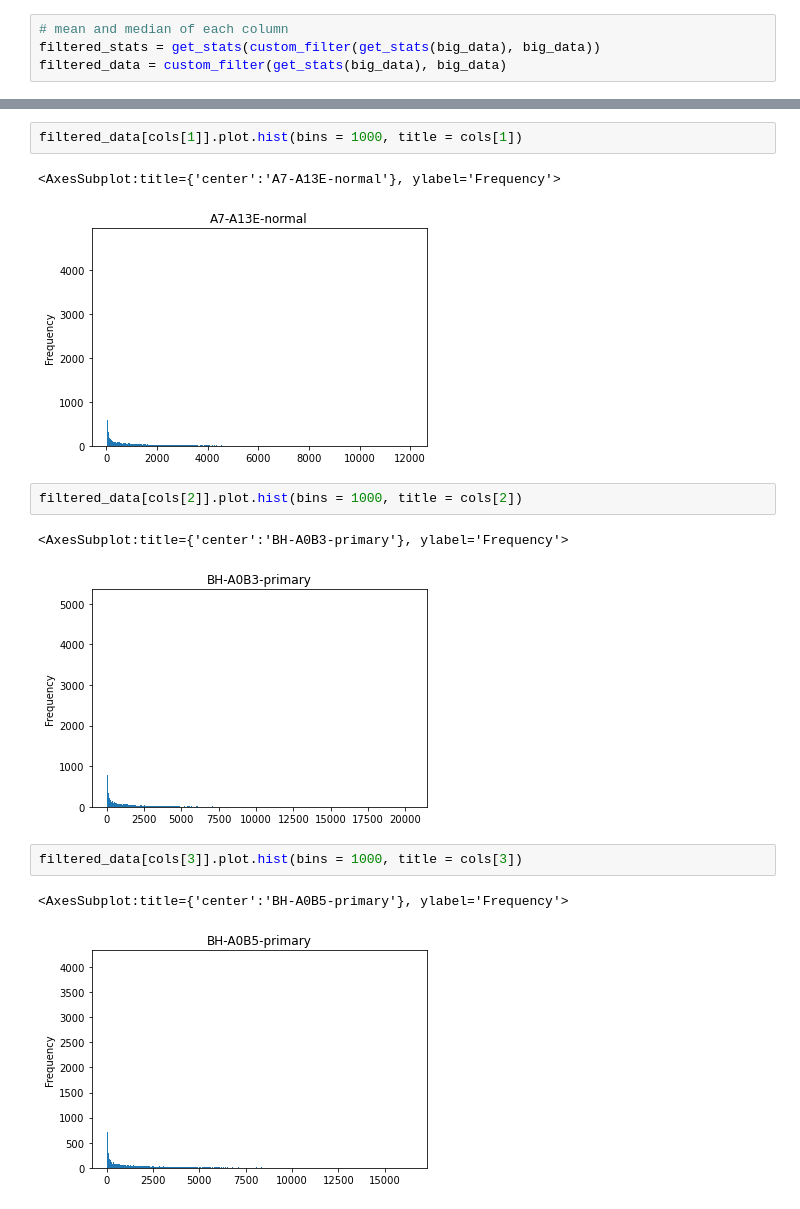
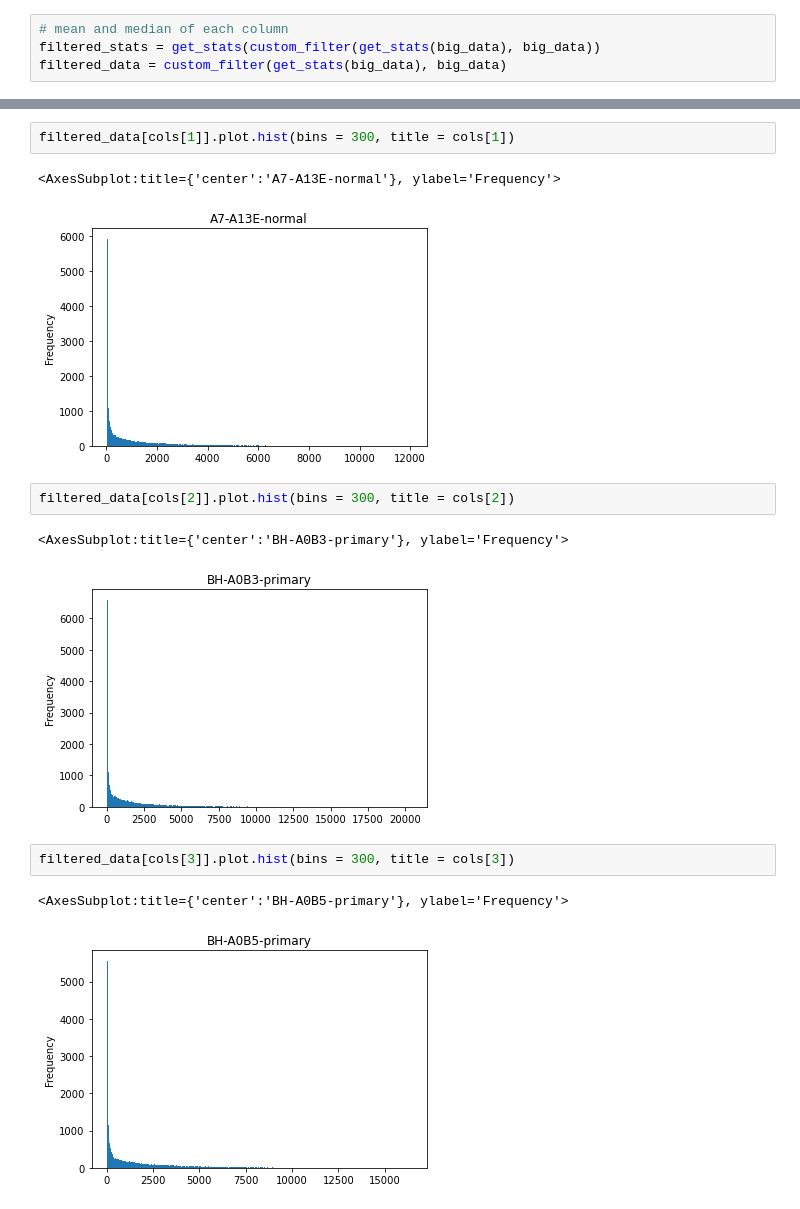
Before and after one commit to edwin5588/intro_data_preprocessing, a Jupyter notebook: Data Preprocessing Assignment Notebook.ipynb, the cells around one changed output, grey strips where cells are left out. Cells and saved outputs as stored; diff of their text form.

```diff
--- a/Data Preprocessing Assignment Notebook.ipynb
+++ b/Data Preprocessing Assignment Notebook.ipynb
@@ -140,15 +140,15 @@ filtered_data[cols[0]].plot.hist(bins = 1000, title = cols[0])
 # %%
-filtered_data[cols[1]].plot.hist(bins = 1000, title = cols[1])
+filtered_data[cols[1]].plot.hist(bins = 300, title = cols[1])
 # %% [output]
 <AxesSubplot:title={'center':'A7-A13E-normal'}, ylabel='Frequency'>
-[figure, old version]
+[figure, new version]
 # %%
-filtered_data[cols[2]].plot.hist(bins = 1000, title = cols[2])
+filtered_data[cols[2]].plot.hist(bins = 300, title = cols[2])
 # %% [output]
 <AxesSubplot:title={'center':'BH-A0B3-primary'}, ylabel='Frequency'>
-[figure, old version]
+[figure, new version]
 # %%
-filtered_data[cols[3]].plot.hist(bins = 1000, title = cols[3])
+filtered_data[cols[3]].plot.hist(bins = 300, title = cols[3])
 # %% [output]
 <AxesSubplot:title={'center':'BH-A0B5-primary'}, ylabel='Frequency'>
-[figure, old version]
+[figure, new version]
```
Also changed, not shown: parts of 1 cell of this notebook.
